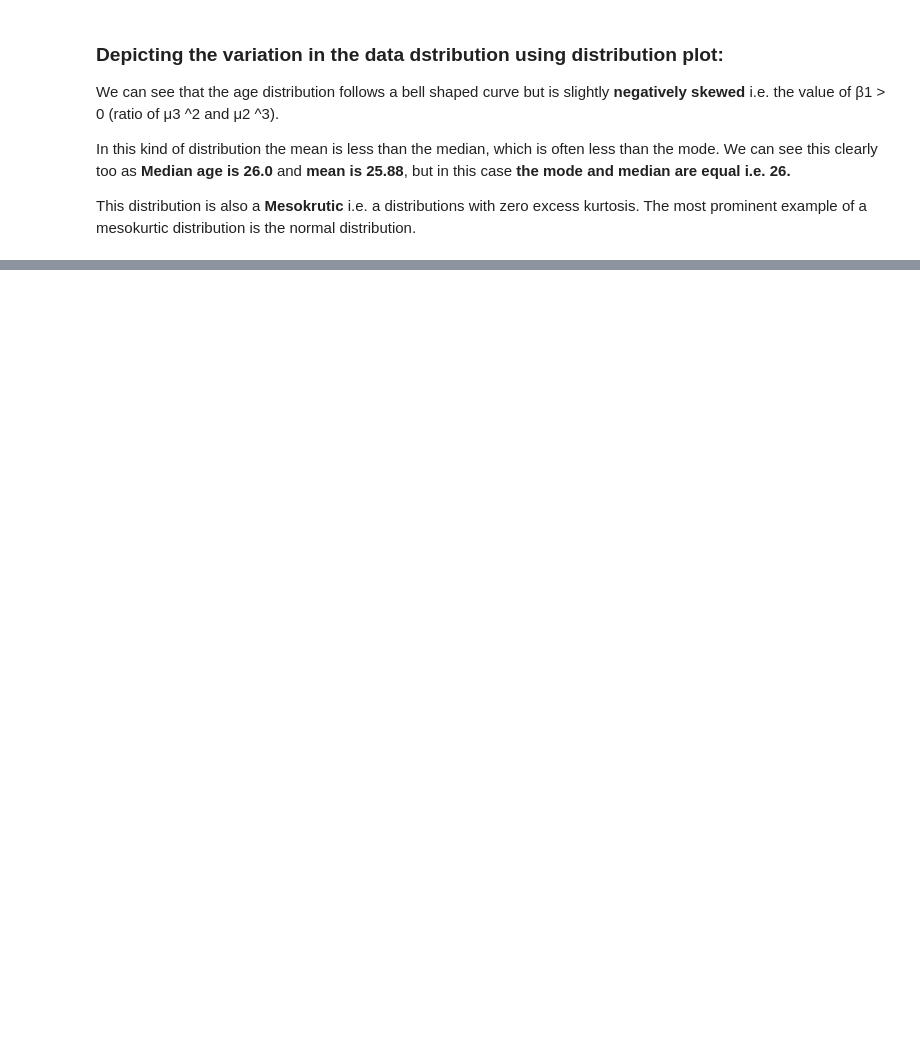
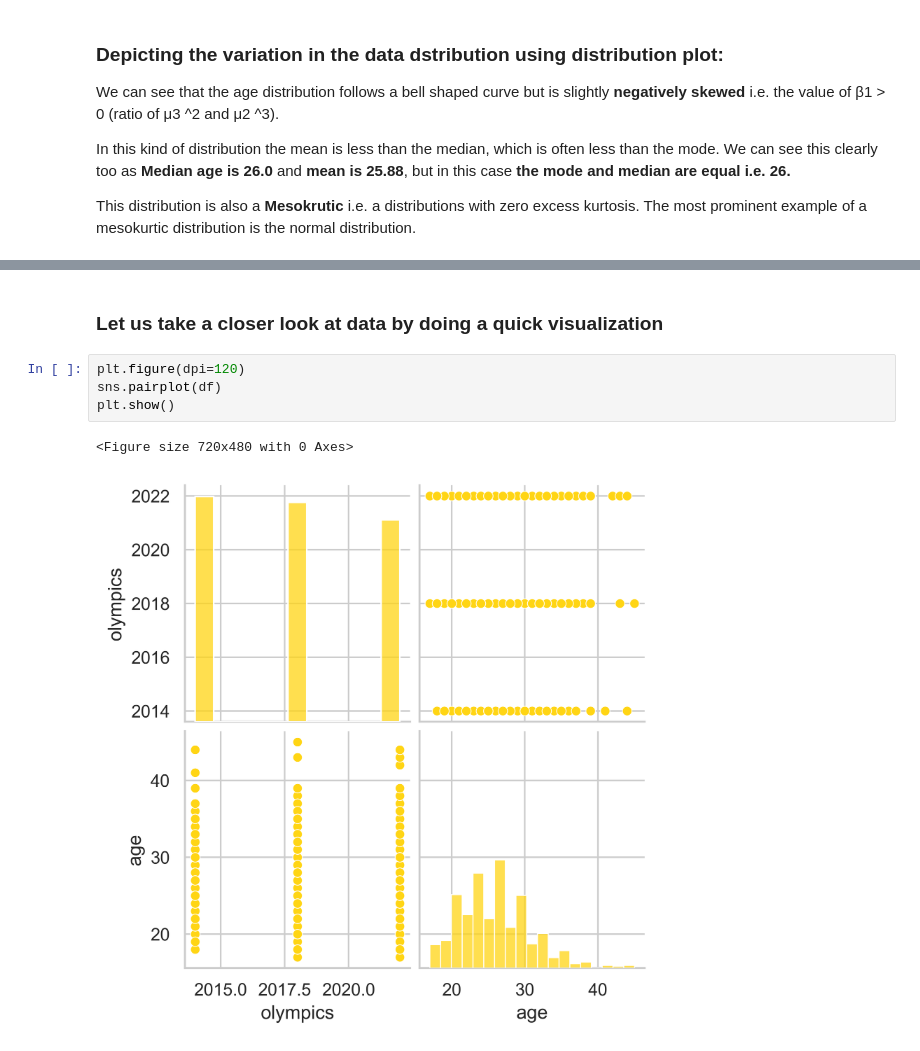
Before and after one commit to harshjoshi23/analysis, a Jupyter notebook: Analysis Report.ipynb, the cells around one changed output, grey strips where cells are left out. Saved outputs shown, nothing was run; the diff lists cells and outputs as text; blank space fills up the shorter version.

```diff
--- a/Analysis Report.ipynb
+++ b/Analysis Report.ipynb
@@ -406,0 +417,9 @@ sns.boxplot(df["age"])
+# %% [markdown]
+### Let us take a closer look at data by doing a quick visualization
+# %%
+plt.figure(dpi=120)
+sns.pairplot(df)
+plt.show()
+# %% [output]
+<Figure size 720x480 with 0 Axes>
+[figure, added]
```
Also changed, not shown: parts of 36 cells of this notebook.
